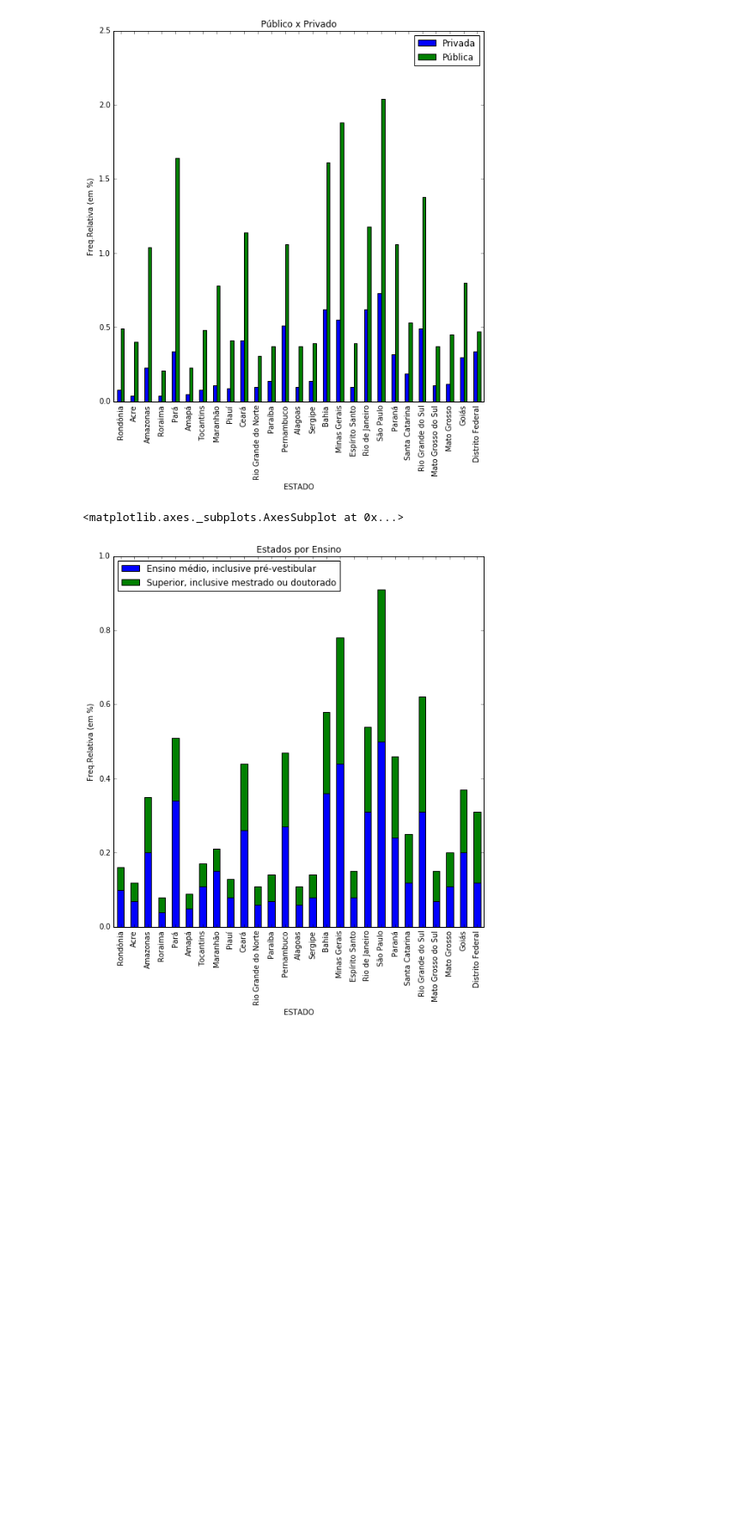
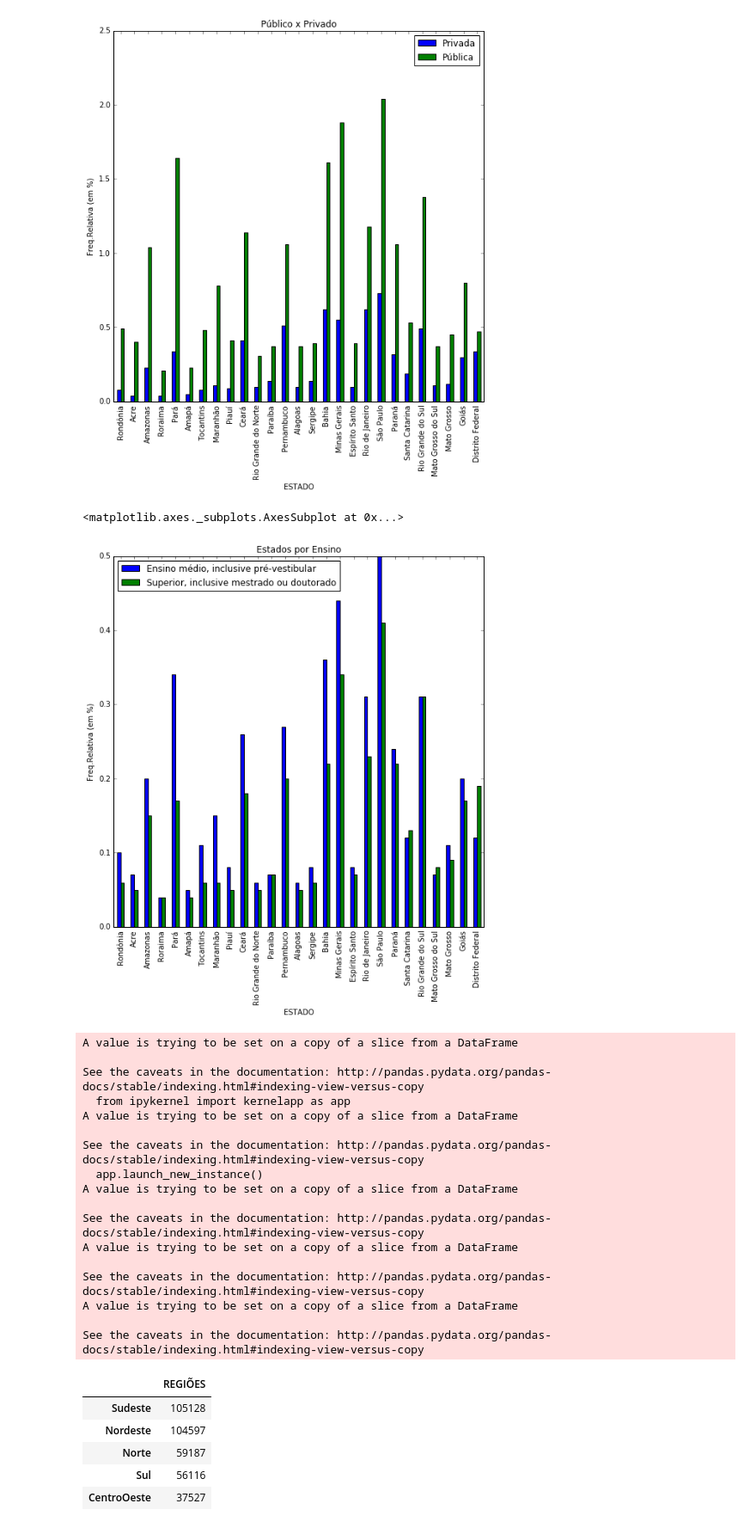
Before and after one commit to filipefborba/CD, a Jupyter notebook: Aula 2/Aula02 Atividade Variáveis Qualitativas com PNAD.ipynb, the cells around one changed output. Shown at 86% size. Saved outputs shown, nothing was run; the diff lists cells and outputs as text; code cells hidden in the pictures; blank space fills up the shorter version.

```diff
--- a/Aula 2/Aula02 Atividade Variáveis Qualitativas com PNAD.ipynb
+++ b/Aula 2/Aula02 Atividade Variáveis Qualitativas com PNAD.ipynb
@@ -599,9 +497,9 @@ plot
 # %%
 UFN1 = (UFN/len(dados)*100).round(decimals=2)
 UFN1 = UFN1.iloc[0:27,(9,10)]
-plot = UFN1.plot(kind='bar', stacked=True,title='Estados por Ensino',figsize=(9,9))
+plot = UFN1.plot(kind='bar', stacked=False,title='Estados por Ensino',figsize=(9,9))
 plt.ylabel('Freq.Relativa (em %)')
 plot
 # %% [output]
 <matplotlib.axes._subplots.AxesSubplot at 0x...>
-[figure, old version]
+[figure, new version]
@@ -607,0 +508,35 @@ plot
+# %%
+dados["REGIÕES"] = dados.UF
+dados.REGIÕES[(dados.UF > 10) & (dados.UF < 18)] = "Norte"
+dados.REGIÕES[(dados.UF >=41) & (dados.UF <= 43)] = "Sul"
+dados.REGIÕES[(dados.UF >=21) & (dados.UF <= 29)] = "Nordeste"
+dados.REGIÕES[(dados.UF >=50) & (dados.UF <= 53)] = "CentroOeste"
+dados.REGIÕES[(dados.UF >=31) & (dados.UF <= 35)] = "Sudeste"
+#dados["REGIÕES"].value_counts()
+#dados["REGIÕES"]
+df = pd.DataFrame(dados["REGIÕES"].value_counts())
+df
+# %% [output]
+A value is trying to be set on a copy of a slice from a DataFrame
+
+See the caveats in the documentation: http://pandas.pydata.org/pandas-docs/stable/indexing.html#indexing-view-versus-copy
+  from ipykernel import kernelapp as app
+A value is trying to be set on a copy of a slice from a DataFrame
+
+See the caveats in the documentation: http://pandas.pydata.org/pandas-docs/stable/indexing.html#indexing-view-versus-copy
+  app.launch_new_instance()
+A value is trying to be set on a copy of a slice from a DataFrame
+
+See the caveats in the documentation: http://pandas.pydata.org/pandas-docs/stable/indexing.html#indexing-view-versus-copy
+A value is trying to be set on a copy of a slice from a DataFrame
+
+See the caveats in the documentation: http://pandas.pydata.org/pandas-docs/stable/indexing.html#indexing-view-versus-copy
+A value is trying to be set on a copy of a slice from a DataFrame
+
+See the caveats in the documentation: http://pandas.pydata.org/pandas-docs/stable/indexing.html#indexing-view-versus-copy
+|  | REGIÕES |
+| Sudeste | 105128 |
+| Nordeste | 104597 |
+| Norte | 59187 |
+| Sul | 56116 |
+| CentroOeste | 37527 |
```
Also changed, not shown: parts of 7 cells of this notebook.
